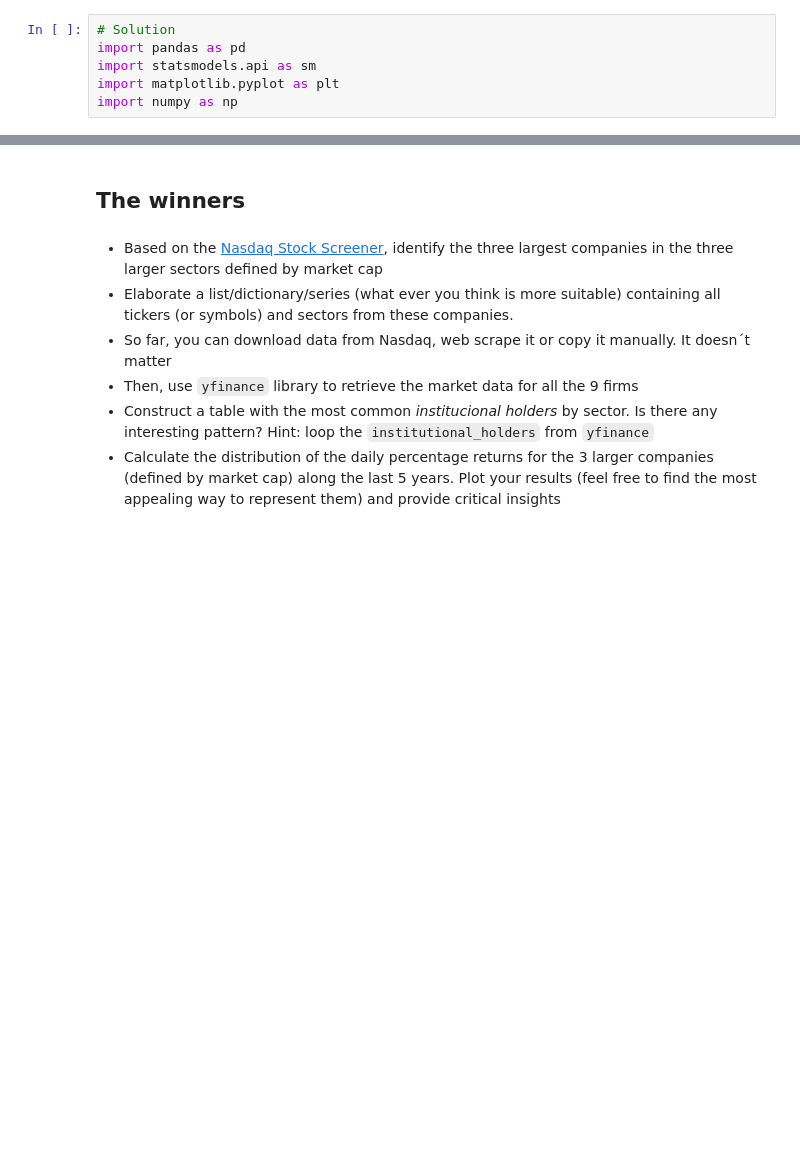
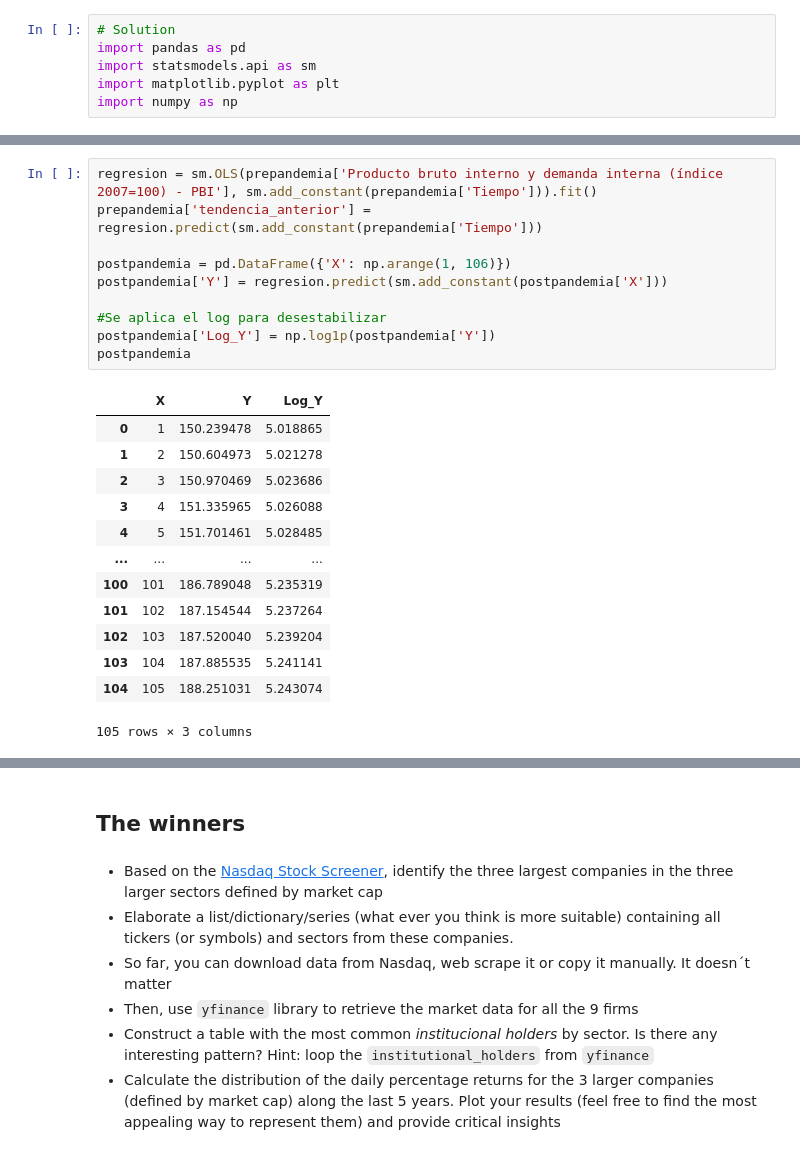
Before and after one commit to qlab-intro-python/tarea-4-tarea_luis-cahuana, a Jupyter notebook: tarea_4_plantilla.ipynb, the cells around one changed output, grey strips where cells are left out. Drawn from its saved outputs; the diff is of its cells as text; blank space fills up the shorter version.

```diff
--- a/tarea_4_plantilla.ipynb
+++ b/tarea_4_plantilla.ipynb
@@ -92,0 +151,24 @@ URLError: <urlopen error [SSL: CERTIFICATE_VERIFY_FAILED] certificate verify fai
+# %%
+regresion = sm.OLS(prepandemia['Producto bruto interno y demanda interna (índice 2007=100) - PBI'], sm.add_constant(prepandemia['Tiempo'])).fit()
+prepandemia['tendencia_anterior'] = regresion.predict(sm.add_constant(prepandemia['Tiempo']))
+
+postpandemia = pd.DataFrame({'X': np.arange(1, 106)})
+postpandemia['Y'] = regresion.predict(sm.add_constant(postpandemia['X']))
+
+#Se aplica el log para desestabilizar
+postpandemia['Log_Y'] = np.log1p(postpandemia['Y'])
+postpandemia
+# %% [output]
+|  | X | Y | Log_Y |
+| 0 | 1 | 150.239478 | 5.018865 |
+| 1 | 2 | 150.604973 | 5.021278 |
+| 2 | 3 | 150.970469 | 5.023686 |
+| 3 | 4 | 151.335965 | 5.026088 |
+| 4 | 5 | 151.701461 | 5.028485 |
+| ... | ... | ... | ... |
+| 100 | 101 | 186.789048 | 5.235319 |
+| 101 | 102 | 187.154544 | 5.237264 |
+| 102 | 103 | 187.520040 | 5.239204 |
+| 103 | 104 | 187.885535 | 5.241141 |
+| 104 | 105 | 188.251031 | 5.243074 |
+105 rows × 3 columns
```
Also changed, not shown: parts of 4 cells of this notebook.
